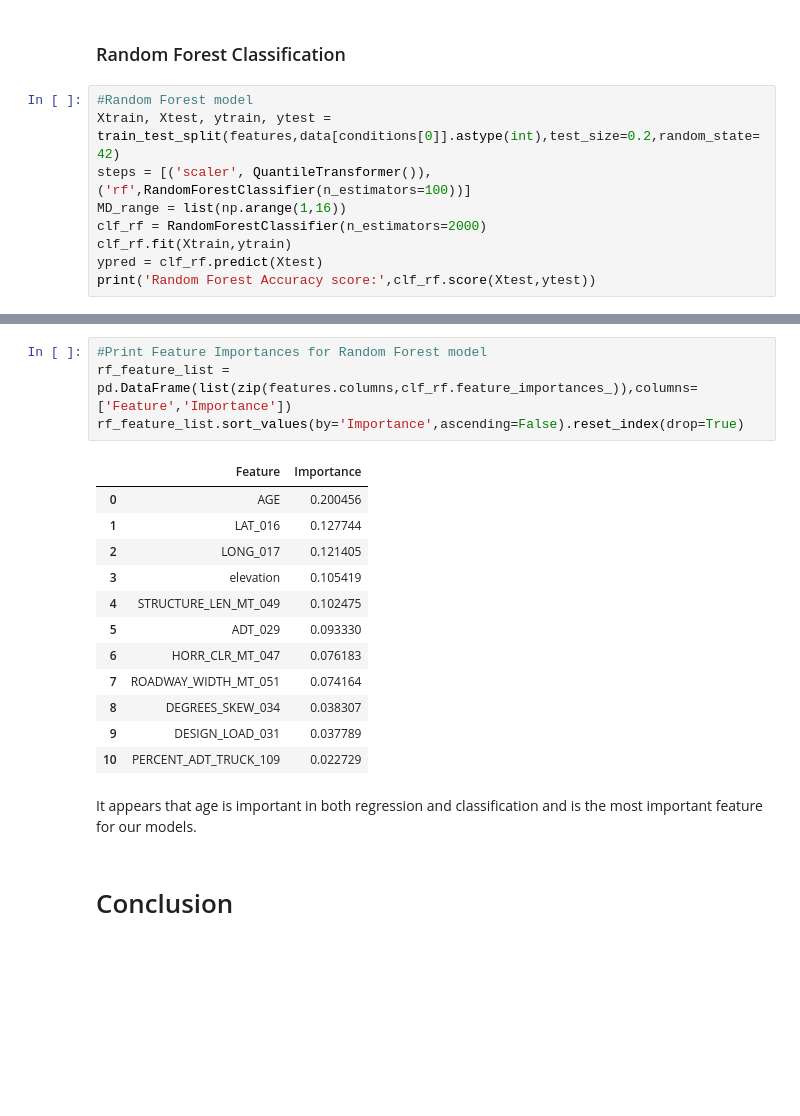
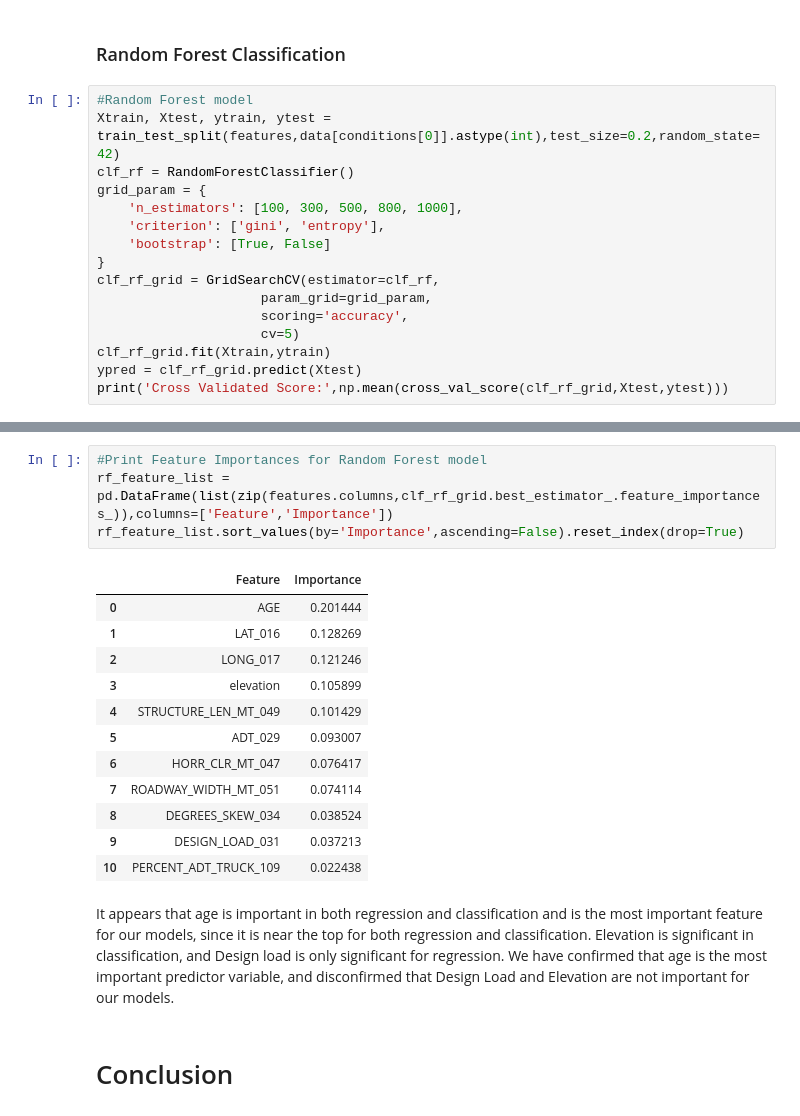
Before and after one commit to carlosbrown2/Springboard, a Jupyter notebook: Capstone Project 1/Capstone Project 1.ipynb, the cells around one changed output, grey strips where cells are left out. Drawn from its saved outputs; the diff is of its cells as text; blank space fills up the shorter version.

```diff
--- a/Capstone Project 1/Capstone Project 1.ipynb
+++ b/Capstone Project 1/Capstone Project 1.ipynb
@@ -1025,10 +1024,17 @@ Passing one of 'on', 'true', 'off', 'false' as a boolean is deprecated; use an a
 # %%
 #Random Forest model
 Xtrain, Xtest, ytrain, ytest = train_test_split(features,data[conditions[0]].astype(int),test_size=0.2,random_state=42)
-steps = [('scaler', QuantileTransformer()),('rf',RandomForestClassifier(n_estimators=100))]
-MD_range = list(np.arange(1,16))
-clf_rf = RandomForestClassifier(n_estimators=2000)
-clf_rf.fit(Xtrain,ytrain)
-ypred = clf_rf.predict(Xtest)
-print('Random Forest Accuracy score:',clf_rf.score(Xtest,ytest))
+clf_rf = RandomForestClassifier()
+grid_param = {
+    'n_estimators': [100, 300, 500, 800, 1000],
+    'criterion': ['gini', 'entropy'],
+    'bootstrap': [True, False]
+}
+clf_rf_grid = GridSearchCV(estimator=clf_rf,
+                     param_grid=grid_param,
+                     scoring='accuracy',
+                     cv=5)
+clf_rf_grid.fit(Xtrain,ytrain)
+ypred = clf_rf_grid.predict(Xtest)
+print('Cross Validated Score:',np.mean(cross_val_score(clf_rf_grid,Xtest,ytest)))
 # %% [output]
@@ -1057,22 +1066,22 @@ Passing one of 'on', 'true', 'off', 'false' as a boolean is deprecated; use an a
 # %%
 #Print Feature Importances for Random Forest model
-rf_feature_list = pd.DataFrame(list(zip(features.columns,clf_rf.feature_importances_)),columns=['Feature','Importance'])
+rf_feature_list = pd.DataFrame(list(zip(features.columns,clf_rf_grid.best_estimator_.feature_importances_)),columns=['Feature','Importance'])
 rf_feature_list.sort_values(by='Importance',ascending=False).reset_index(drop=True)
 # %% [output]
 |  | Feature | Importance |
-| 0 | AGE | 0.200456 |
-| 1 | LAT_016 | 0.127744 |
-| 2 | LONG_017 | 0.121405 |
-| 3 | elevation | 0.105419 |
-| 4 | STRUCTURE_LEN_MT_049 | 0.102475 |
-| 5 | ADT_029 | 0.093330 |
-| 6 | HORR_CLR_MT_047 | 0.076183 |
-| 7 | ROADWAY_WIDTH_MT_051 | 0.074164 |
-| 8 | DEGREES_SKEW_034 | 0.038307 |
-| 9 | DESIGN_LOAD_031 | 0.037789 |
-| 10 | PERCENT_ADT_TRUCK_109 | 0.022729 |
+| 0 | AGE | 0.201444 |
+| 1 | LAT_016 | 0.128269 |
+| 2 | LONG_017 | 0.121246 |
+| 3 | elevation | 0.105899 |
+| 4 | STRUCTURE_LEN_MT_049 | 0.101429 |
+| 5 | ADT_029 | 0.093007 |
+| 6 | HORR_CLR_MT_047 | 0.076417 |
+| 7 | ROADWAY_WIDTH_MT_051 | 0.074114 |
+| 8 | DEGREES_SKEW_034 | 0.038524 |
+| 9 | DESIGN_LOAD_031 | 0.037213 |
+| 10 | PERCENT_ADT_TRUCK_109 | 0.022438 |
 # %% [markdown]
-It appears that age is important in both regression and classification and is the most important feature for our models.
+It appears that age is important in both regression and classification and is the most important feature for our models, since it is near the top for both regression and classification. Elevation is significant in classification, and Design load is only significant for regression. We have confirmed that age is the most important predictor variable, and disconfirmed that Design Load and Elevation are not important for our models.
 # %% [markdown]
 # Conclusion
 # %% [markdown]
```
Also changed, not shown: parts of 23 cells of this notebook.
